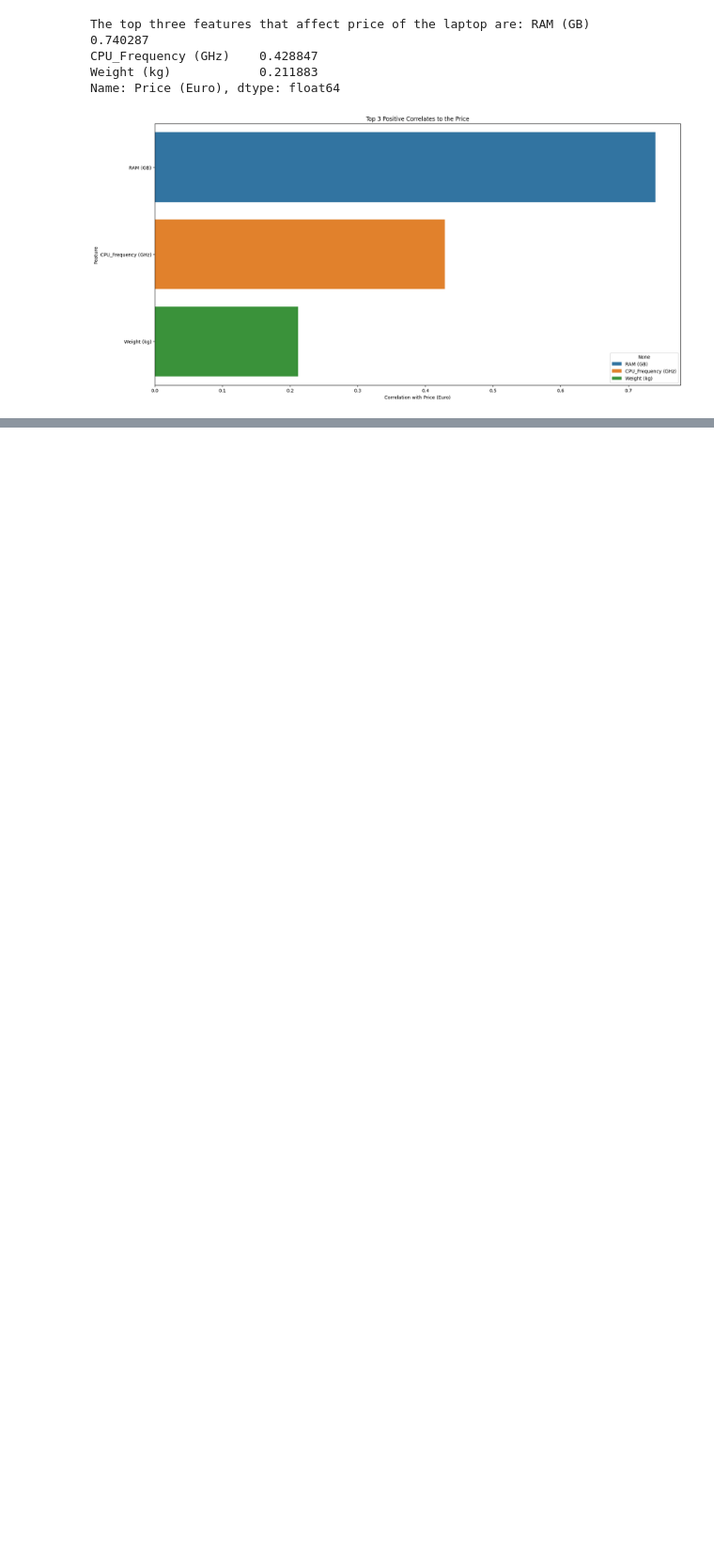
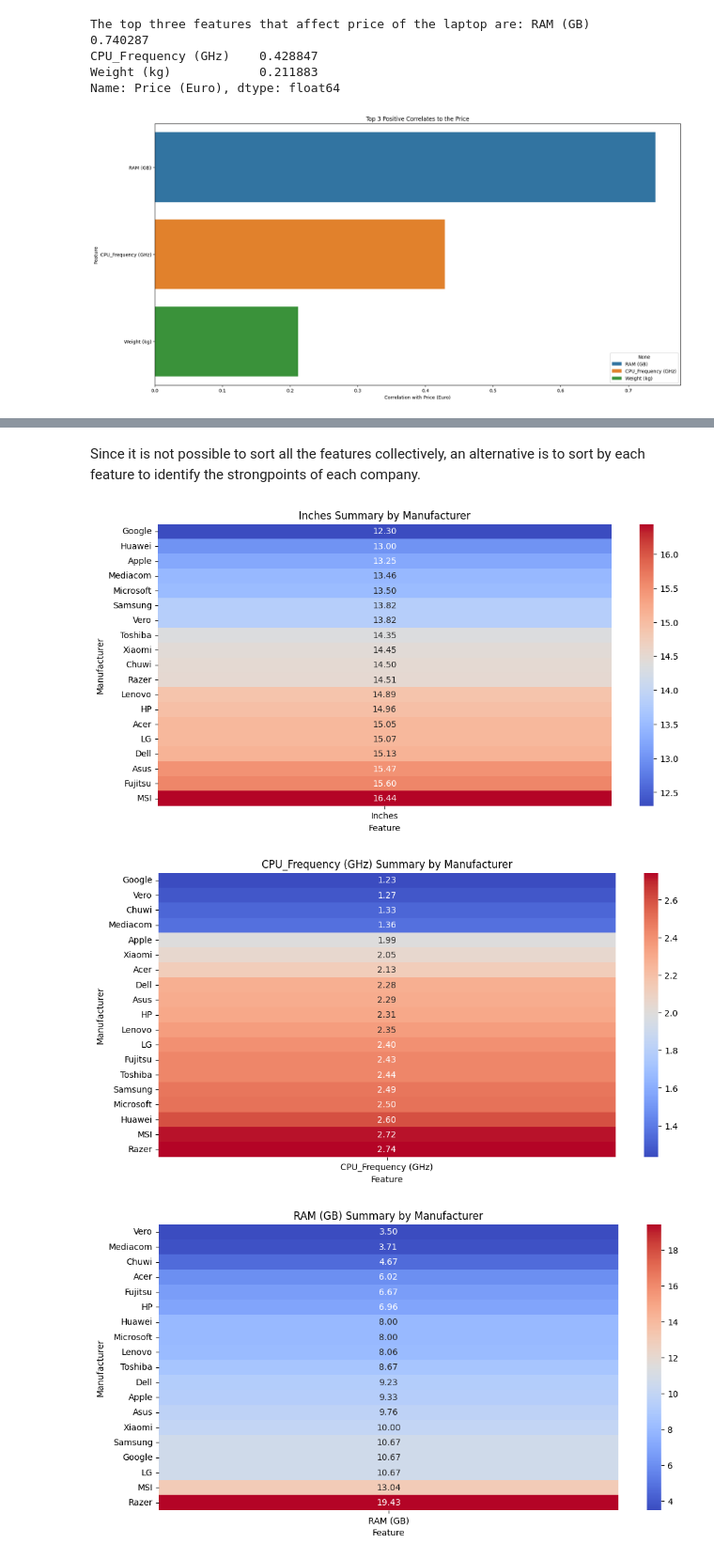
Before and after one commit to Folasewa/DS_Class_Project, a Jupyter notebook: Mini_Project_Folasewa_DS.ipynb, the cells around one changed output, grey strips where cells are left out. Shown at 94% size. Saved outputs shown, nothing was run; the diff lists cells and outputs as text; code cells hidden in the pictures; blank space fills up the shorter version.

```diff
--- a/Mini_Project_Folasewa_DS.ipynb
+++ b/Mini_Project_Folasewa_DS.ipynb
@@ -495,0 +561,14 @@ Name: Price (Euro), dtype: float64
+# %% [markdown]
+Since it is not possible to sort all the features collectively, an alternative is to sort by each feature to identify the strongpoints of each company.
+# %%
+for feature in numerical_features:
+    plt.figure(figsize=(12, 6))
+    sns.heatmap(numerical_features_mean[[feature]].sort_values(by=feature, ascending=True), annot=True, cmap='coolwarm', fmt='.2f')
+    plt.title(f'{feature} Summary by Manufacturer')
+    plt.xlabel('Feature')
+    plt.ylabel('Manufacturer')
+    plt.show()
+# %% [output]
+[figure, added]
+[figure, added]
+[figure, added]
```
Also changed, not shown: parts of 8 cells of this notebook.
